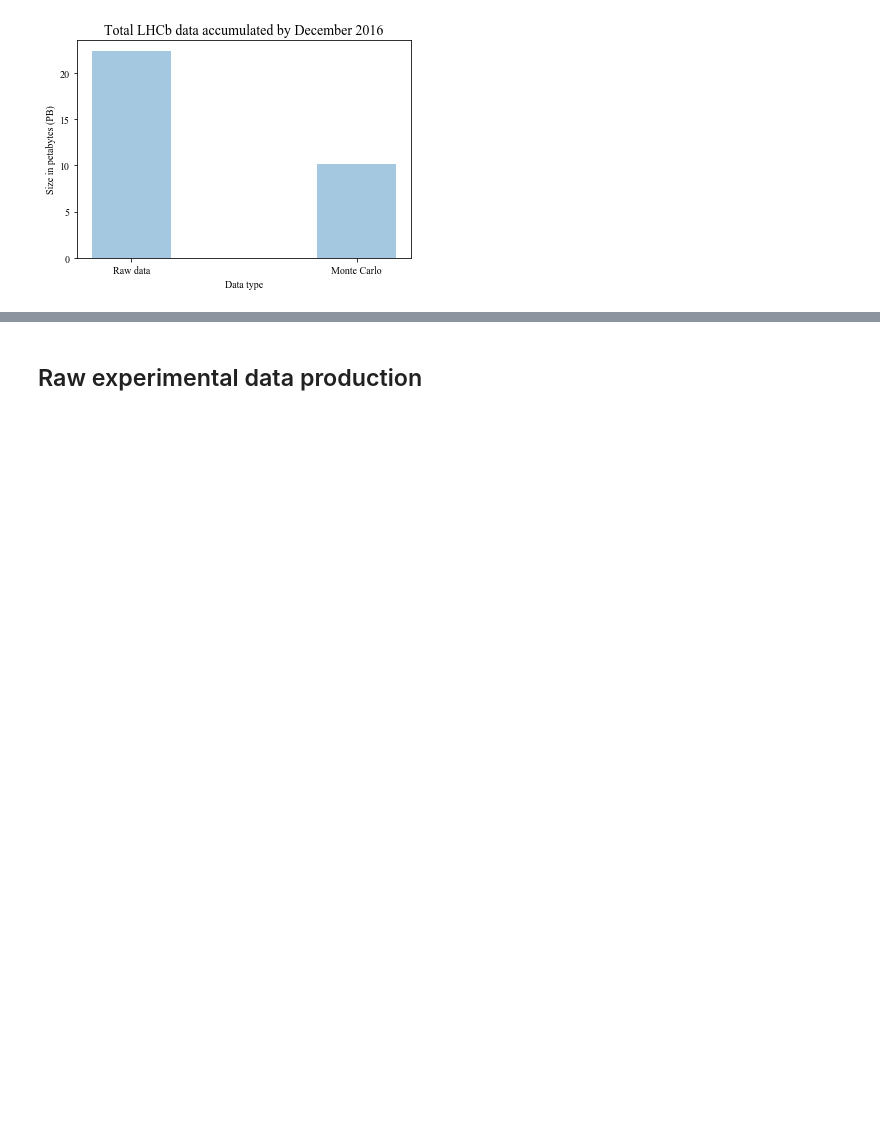
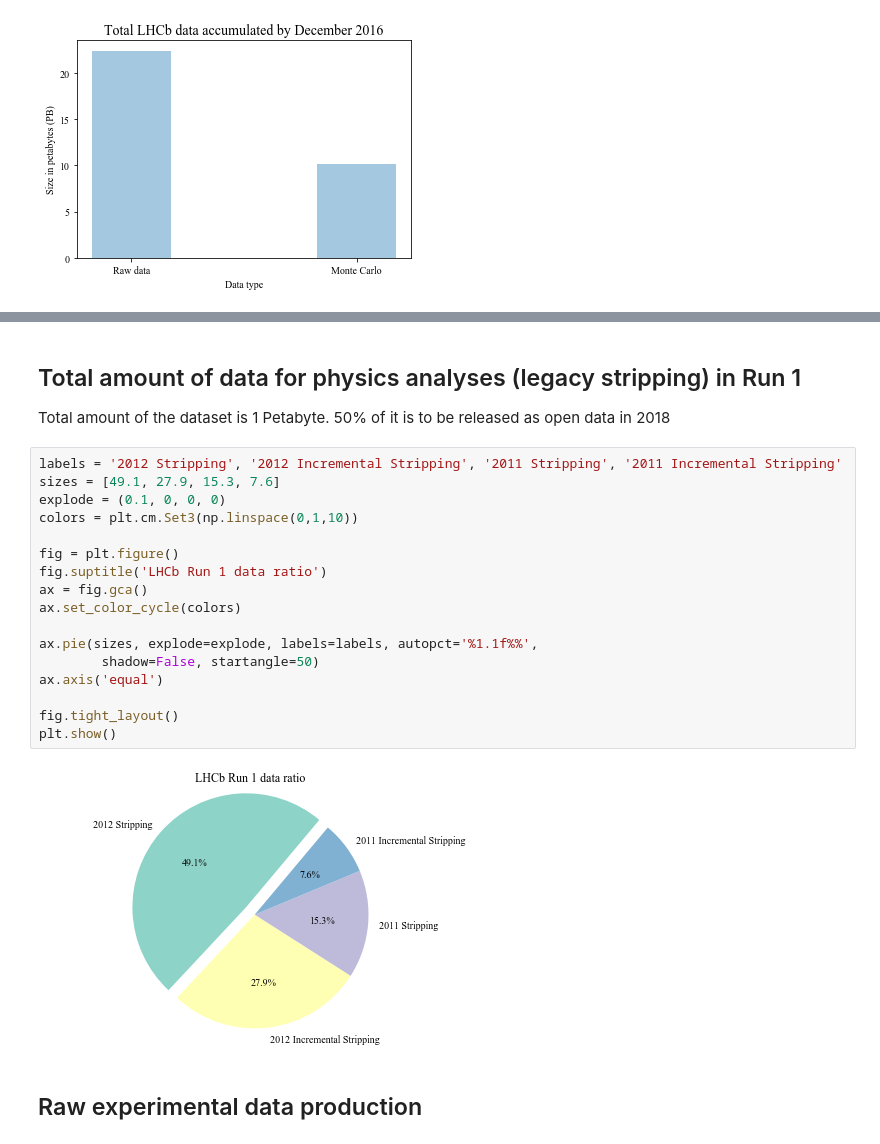
Before and after one commit to atrisovic/thesis-plots, a Jupyter notebook: lhcb-data-production-statistics.ipynb, the cells around one changed output, grey strips where cells are left out. Drawn from its saved outputs; the diff is of its cells as text; blank space fills up the shorter version.

```diff
--- a/lhcb-data-production-size-ratios-by-2016.ipynb
+++ b/lhcb-data-production-statistics.ipynb
@@ -24,3 +47,26 @@ plt.show()
+# %% [markdown]
+## Total amount of data for physics analyses (legacy stripping) in Run 1
+
+Total amount of the dataset is 1 Petabyte. 50% of it is to be released as open data in 2018
+# %%
+labels = '2012 Stripping', '2012 Incremental Stripping', '2011 Stripping', '2011 Incremental Stripping'
+sizes = [49.1, 27.9, 15.3, 7.6]
+explode = (0.1, 0, 0, 0)
+colors = plt.cm.Set3(np.linspace(0,1,10))
+
+fig = plt.figure()
+fig.suptitle('LHCb Run 1 data ratio')
+ax = fig.gca()
+ax.set_color_cycle(colors)
+
+ax.pie(sizes, explode=explode, labels=labels, autopct='%1.1f%%',
+        shadow=False, startangle=50)
+ax.axis('equal')
+
+fig.tight_layout()
+plt.show()
+# %% [output]
+[figure, added]
 # %% [markdown]
 ## Raw experimental data production
 # %%
```
Also changed, not shown: parts of 3 cells of this notebook, 1 other file.
